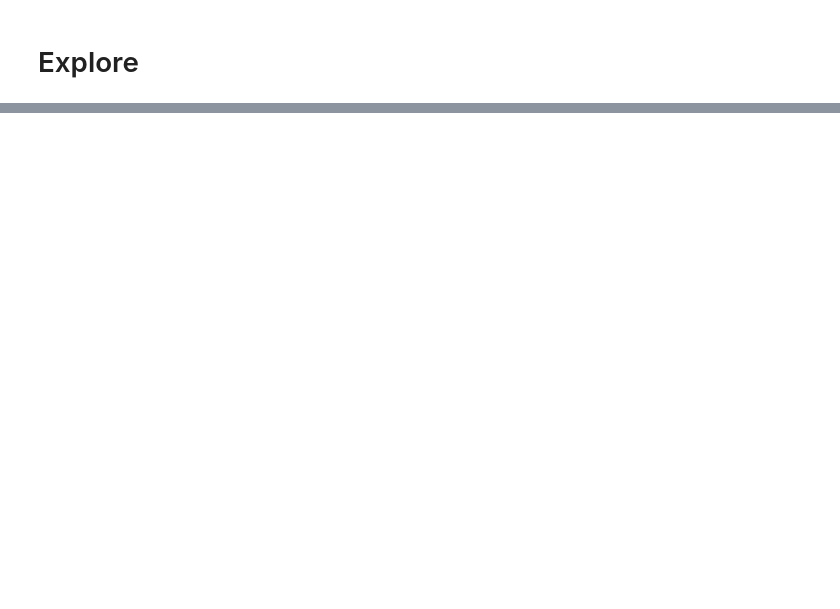
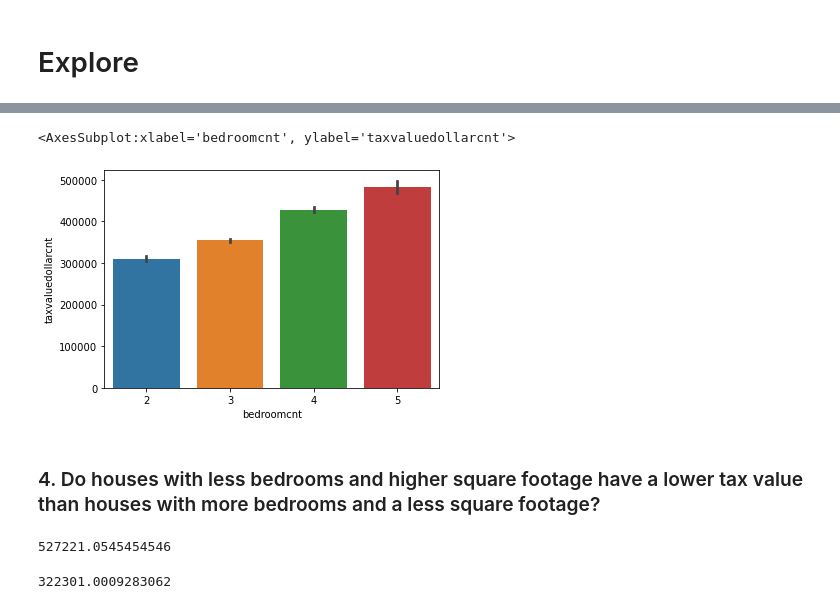
Before and after one commit to wheelerjoshua/zillow_regression_project, a Jupyter notebook: zillow_regression_workbook.ipynb, the cells around one changed output, grey strips where cells are left out. Saved outputs shown, nothing was run; the diff lists cells and outputs as text; code cells hidden in the pictures; blank space fills up the shorter version.

```diff
--- a/zillow_regression_workbook.ipynb
+++ b/zillow_regression_workbook.ipynb
@@ -232,0 +378,15 @@ explore.plot_variable_pairs(train)
+# %%
+sns.barplot(x = 'bedroomcnt',y='taxvaluedollarcnt',data=train)
+# %% [output]
+<AxesSubplot:xlabel='bedroomcnt', ylabel='taxvaluedollarcnt'>
+[figure, added]
+# %% [markdown]
+### 4. Do houses with less bedrooms and higher square footage have a lower tax value than houses with more bedrooms and a less square footage?
+# %%
+train[(train.bedroomcnt < 3) & (train.calculatedfinishedsquarefeet > 2000)].taxvaluedollarcnt.mean()
+# %% [output]
+527221.0545454546
+# %%
+train[(train.bedroomcnt >= 3) & (train.calculatedfinishedsquarefeet < 2000)].taxvaluedollarcnt.mean()
+# %% [output]
+322301.0009283062
```
Also changed, not shown: parts of 53 cells of this notebook, 2 other files.
